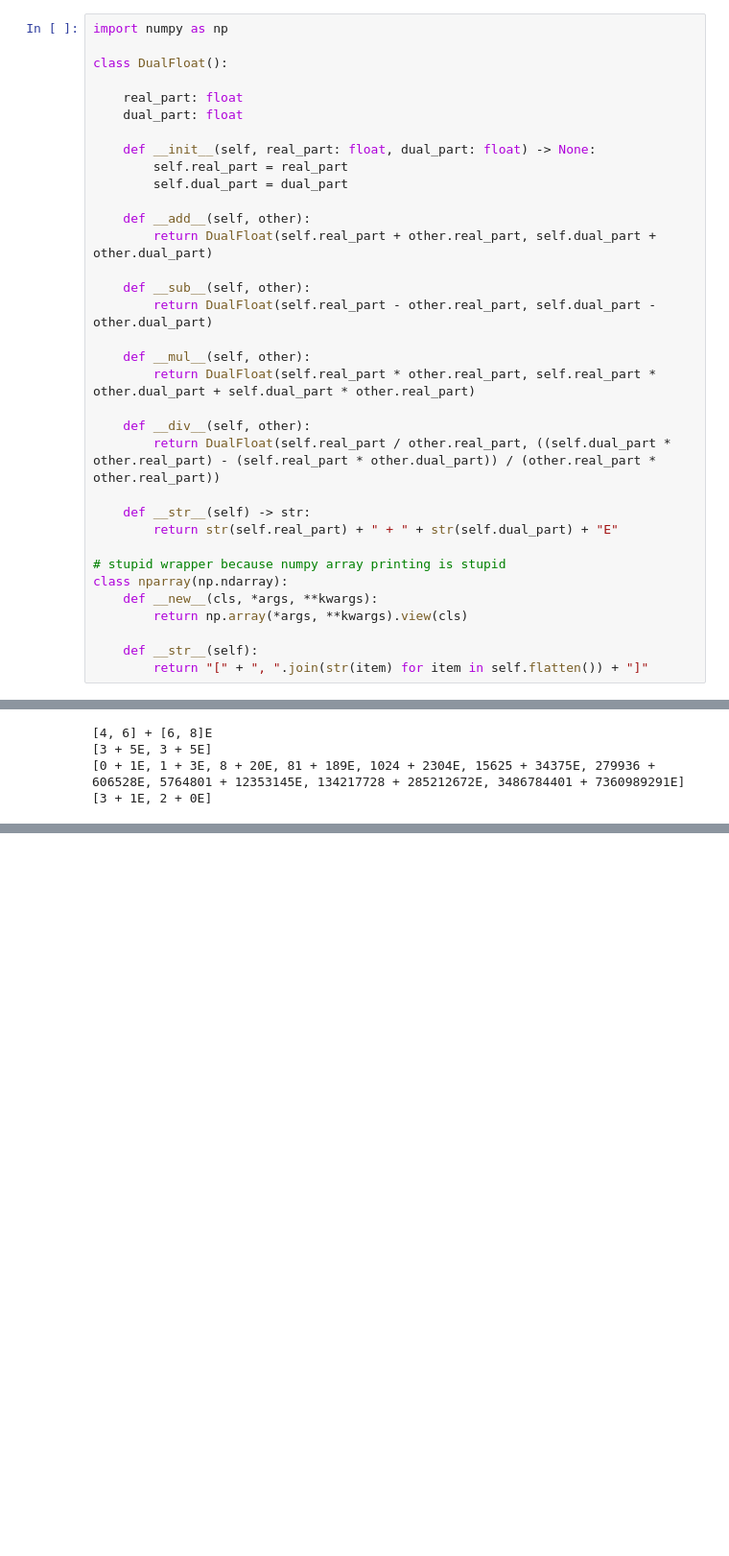
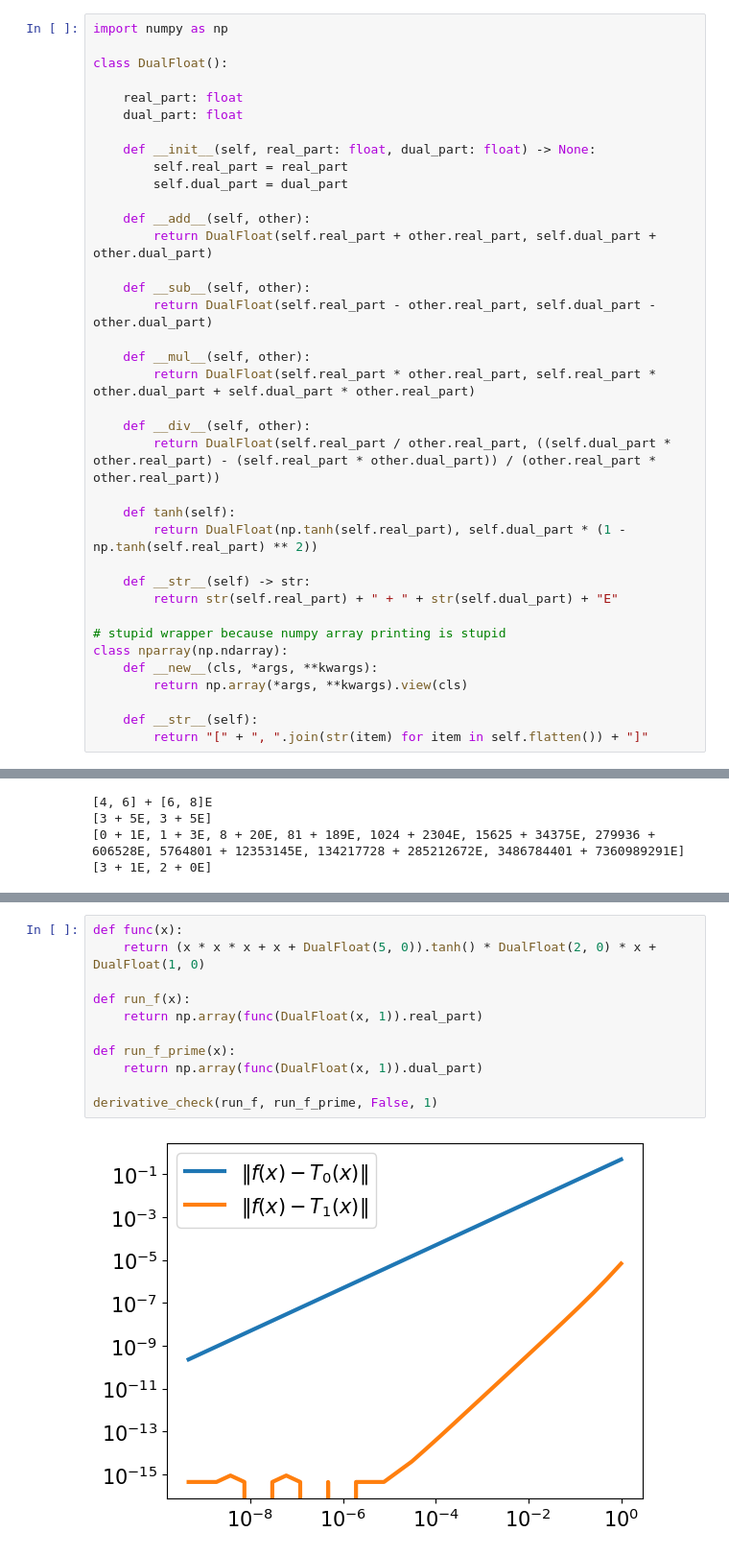
Before and after one commit to ryyanmapes/Neural-Networks-from-Nothing, a Jupyter notebook: autodiff/demos/autodiff_forwards.ipynb, the cells around one changed output, grey strips where cells are left out. Shown at 96% size. Saved outputs shown, nothing was run; the diff lists cells and outputs as text; blank space fills up the shorter version.

```diff
--- a/autodiff/demos/autodiff_forwards.ipynb
+++ b/autodiff/demos/autodiff_forwards.ipynb
@@ -22,6 +22,9 @@ class DualFloat():
     def __div__(self, other):
         return DualFloat(self.real_part / other.real_part, ((self.dual_part * other.real_part) - (self.real_part * other.dual_part)) / (other.real_part * other.real_part))
 
+    def tanh(self):
+        return DualFloat(np.tanh(self.real_part), self.dual_part * (1 - np.tanh(self.real_part) ** 2))
+
     def __str__(self) -> str:
         return str(self.real_part) + " + " + str(self.dual_part) + "E"
 
@@ -232,0 +274,13 @@ plt.show()
+# %%
+def func(x):
+    return (x * x * x + x + DualFloat(5, 0)).tanh() * DualFloat(2, 0) * x + DualFloat(1, 0)
+
+def run_f(x):
+    return np.array(func(DualFloat(x, 1)).real_part)
+
+def run_f_prime(x):
+    return np.array(func(DualFloat(x, 1)).dual_part)
+
+derivative_check(run_f, run_f_prime, False, 1)
+# %% [output]
+[figure, added]
```
Also changed, not shown: parts of 2 cells of this notebook, 1 other file.
